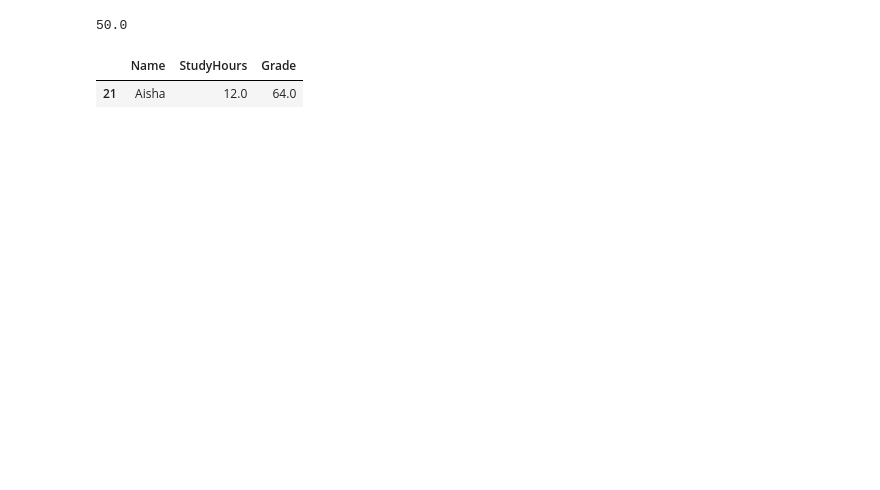
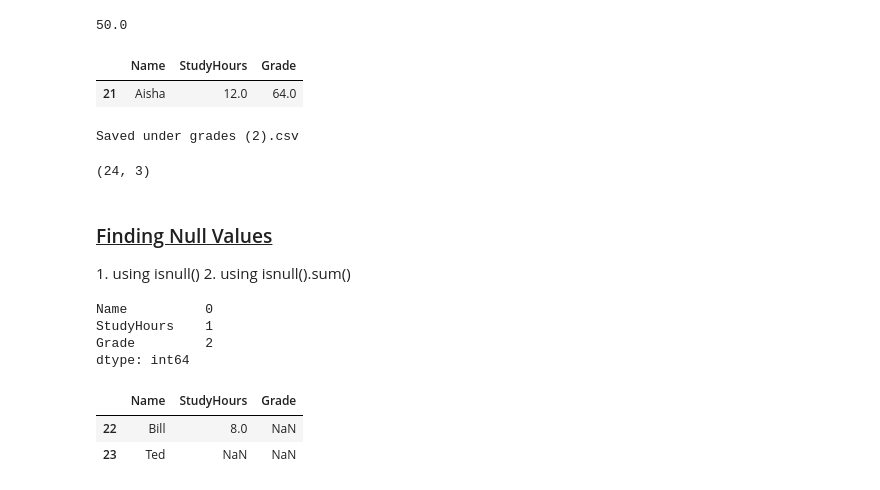
Before and after one commit to CherutoSharleen/Data-Science-2, a Jupyter notebook: Basics-DataScience/Basics-DataScience.ipynb, the cells around one changed output. Cells and saved outputs as stored; diff of their text form; code cells hidden in the pictures; blank space fills up the shorter version.

```diff
--- a/Basics-DataScience/Basics-DataScience.ipynb
+++ b/Basics-DataScience/Basics-DataScience.ipynb
@@ -168,3 +178,33 @@ df_students[df_students.Name == 'Aisha']
 # %% [output]
 |  | Name | StudyHours | Grade |
 | 21 | Aisha | 12.0 | 64.0 |
+# %%
+# !pip install wget
+!python -m wget https://raw.githubusercontent.com/MicrosoftDocs/mslearn-introduction-to-machine-learning/main/Data/ml-basics/grades.csv
+df_students = pd.read_csv('grades.csv')
+df_students.head()
+df_students.shape
+# %% [output]
+Saved under grades (2).csv
+(24, 3)
+# %% [markdown]
+<h3><u>Finding Null Values</u></h3>
+1. using isnull()</br>
+2. using isnull().sum()
+# %%
+df_students.isnull()
+df_students.isnull().sum()
+# %% [output]
+Name          0
+StudyHours    1
+Grade         2
+dtype: int64
+# %%
+# To see them in context, we can filter the dataframe to include only rows
+# where any of the columns (axis 1 of the DataFrame) are null.
+df_students[df_students.isnull().any(axis=1)]
+# When the DataFrame is retrieved, the missing numeric values show up as NaN (not a number)
+# %% [output]
+|  | Name | StudyHours | Grade |
+| 22 | Bill | 8.0 | NaN |
+| 23 | Ted | NaN | NaN |
```
Also changed, not shown: parts of 19 cells of this notebook.
